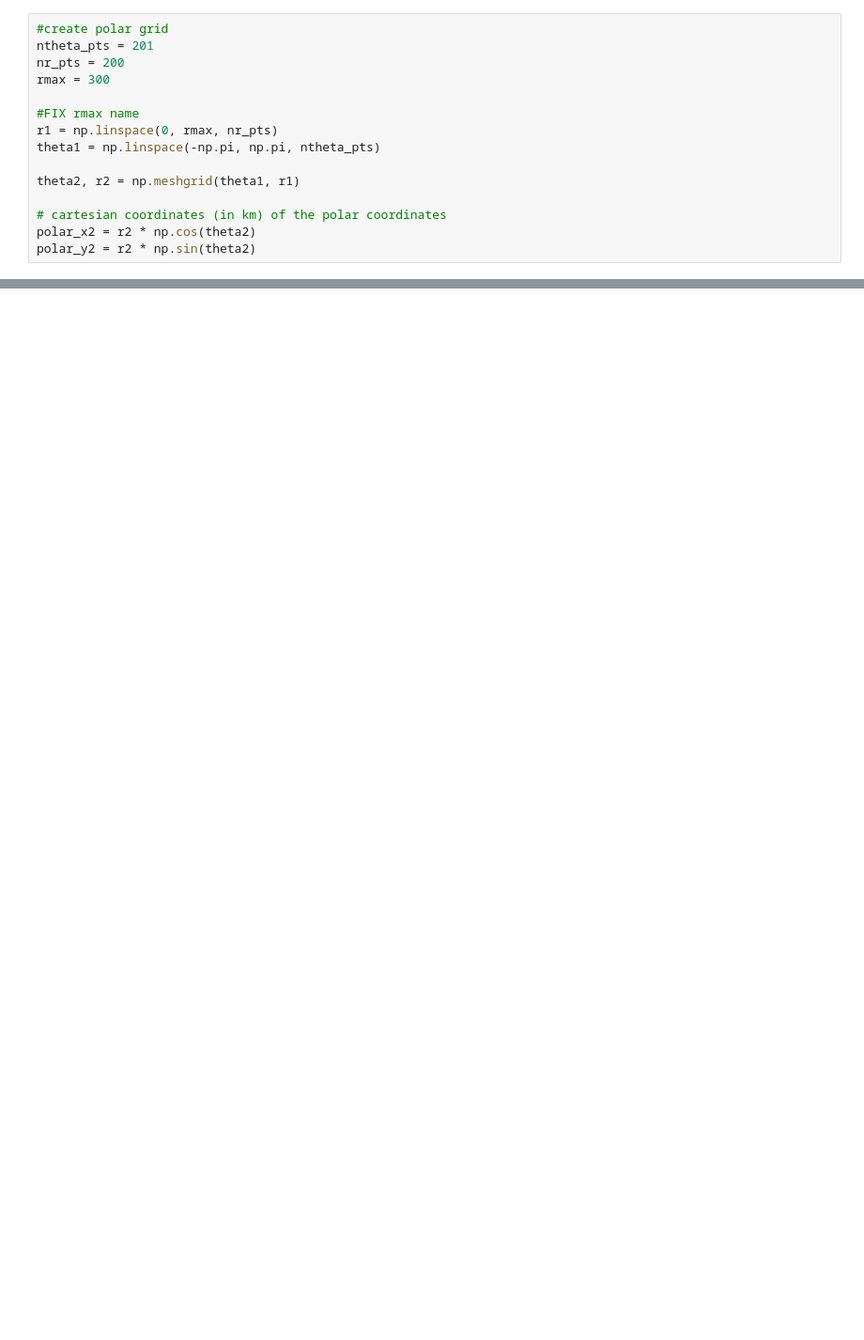
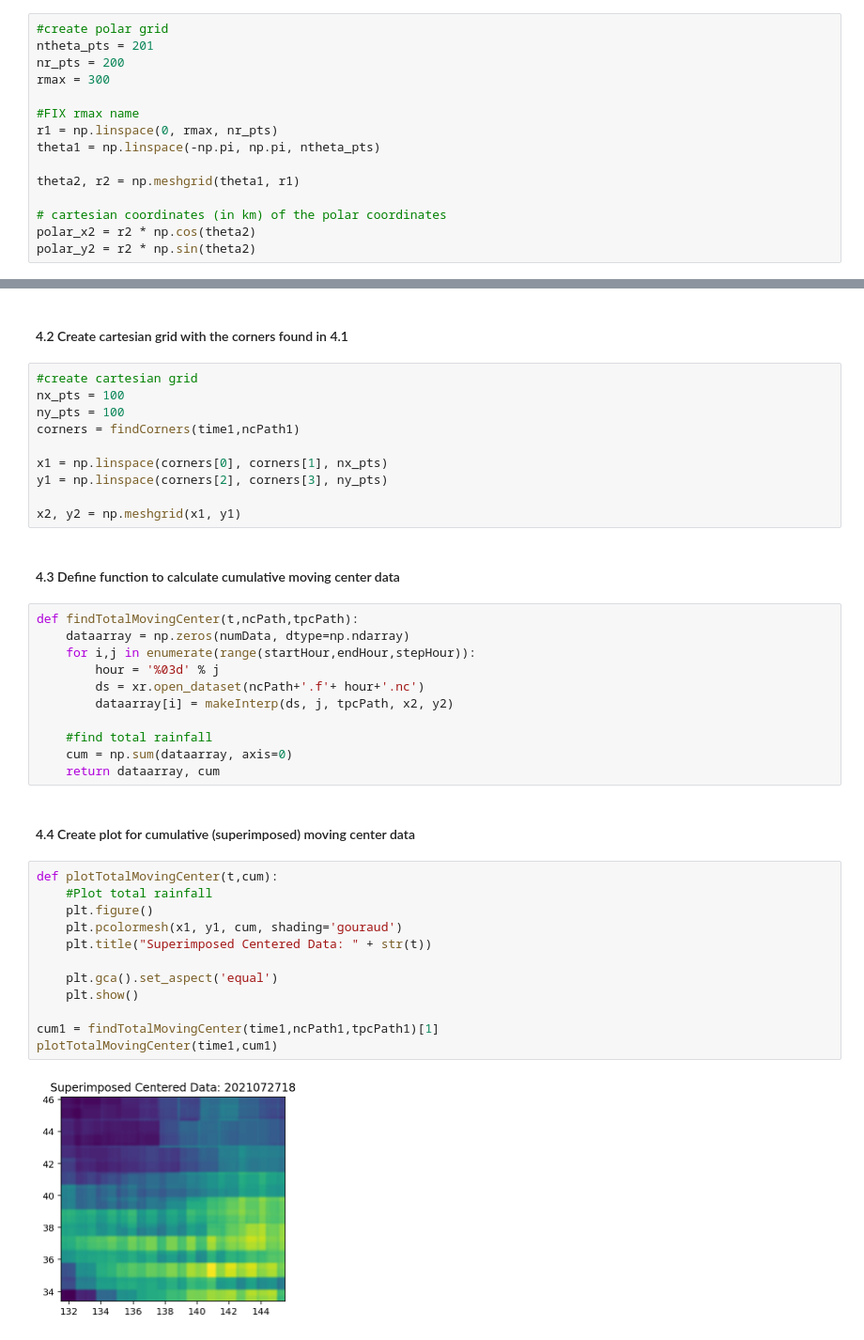
Before and after one commit to pjin1010/ResearchSpring2022, a Jupyter notebook: PythonNotebooks/HWRFplots.ipynb, the cells around one changed output, grey strips where cells are left out. Shown at 94% size. Drawn from its saved outputs; the diff is of its cells as text; blank space fills up the shorter version.

```diff
--- a/PythonNotebooks/HWRFplots.ipynb
+++ b/PythonNotebooks/HWRFplots.ipynb
@@ -155,0 +230,41 @@ plt.show()
+# %% [markdown]
+#### 4.2 Create cartesian grid with the corners found in 4.1
+# %%
+#create cartesian grid
+nx_pts = 100
+ny_pts = 100
+corners = findCorners(time1,ncPath1)
+
+x1 = np.linspace(corners[0], corners[1], nx_pts)
+y1 = np.linspace(corners[2], corners[3], ny_pts)
+
+x2, y2 = np.meshgrid(x1, y1)
+# %% [markdown]
+#### 4.3 Define function to calculate cumulative moving center data
+# %%
+def findTotalMovingCenter(t,ncPath,tpcPath):
+    dataarray = np.zeros(numData, dtype=np.ndarray)
+    for i,j in enumerate(range(startHour,endHour,stepHour)):
+        hour = '%03d' % j
+        ds = xr.open_dataset(ncPath+'.f'+ hour+'.nc')
+        dataarray[i] = makeInterp(ds, j, tpcPath, x2, y2)
+
+    #find total rainfall
+    cum = np.sum(dataarray, axis=0)
+    return dataarray, cum
+# %% [markdown]
+#### 4.4 Create plot for cumulative (superimposed) moving center data
+# %%
+def plotTotalMovingCenter(t,cum):
+    #Plot total rainfall
+    plt.figure()
+    plt.pcolormesh(x1, y1, cum, shading='gouraud')
+    plt.title("Superimposed Centered Data: " + str(t))
+
+    plt.gca().set_aspect('equal')
+    plt.show()
+
+cum1 = findTotalMovingCenter(time1,ncPath1,tpcPath1)[1]
+plotTotalMovingCenter(time1,cum1)
+# %% [output]
+[figure, added]
```
Also changed, not shown: parts of 25 cells of this notebook.
